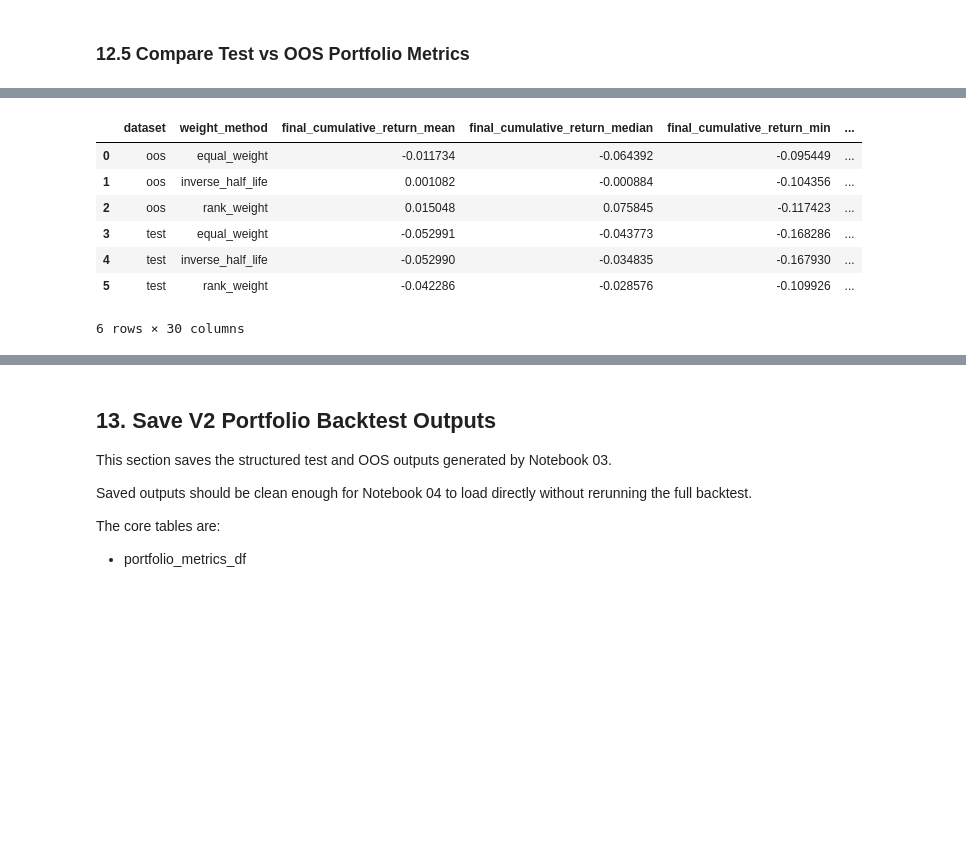
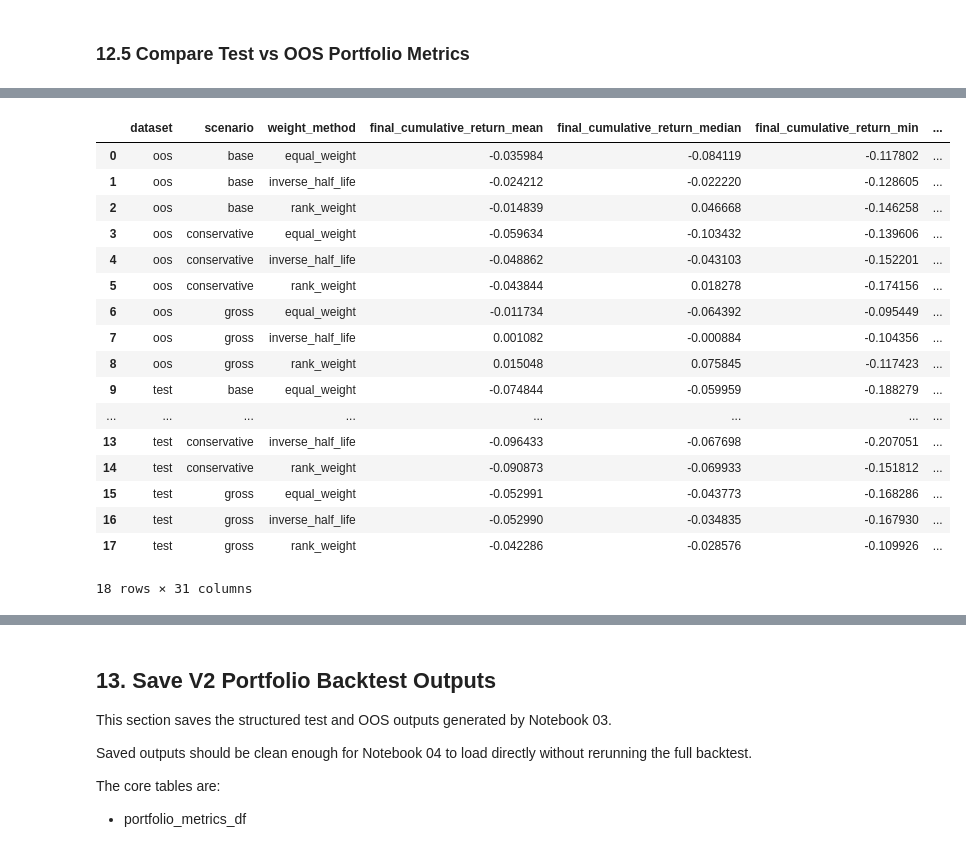
Before and after one commit to aditiseshadricodes/QuantProjects, a Jupyter notebook: pairs-trading-ai-tech/notebooks/03_portfolio_backtest_v2.ipynb, the cells around one changed output, grey strips where cells are left out. Cells and saved outputs as stored; diff of their text form; code cells hidden in the pictures; blank space fills up the shorter version.

Commit message:
V2.1 Transaction costs scenarios implemented and backtested through notebook03.

```diff
--- a/pairs-trading-ai-tech/notebooks/03_portfolio_backtest_v2.ipynb
+++ b/pairs-trading-ai-tech/notebooks/03_portfolio_backtest_v2.ipynb
@@ -1378,4 +1903,14 @@ oos_portfolio_returns_by_fold[sample_fold].describe()
 # %%
-for fold_id, df in oos_portfolio_returns_by_fold.items():
-    print(fold_id, df.index.min(), df.index.max(), df.shape)
+for scenario_name, portfolio_returns_by_fold in (
+    oos_portfolio_returns_by_scenario.items()
+):
+    print(f"\nScenario: {scenario_name}")
+
+    for fold_id, df in portfolio_returns_by_fold.items():
+        print(
+            fold_id,
+            df.index.min(),
+            df.index.max(),
+            df.shape
+        )
 # %% [output]
@@ -1457,7 +2059,7 @@ test_oos_metrics_comparison_df
 test_oos_return_pivot_df = (
     test_oos_metrics_comparison_df
     .pivot_table(
-        index=["fold_id", "weight_method"],
+        index=["scenario", "fold_id", "weight_method"],
         columns="dataset",
         values="final_cumulative_return",
         aggfunc="first",
@@ -1470,10 +2072,11 @@ test_oos_return_pivot_df["oos_minus_test"] = (
     - test_oos_return_pivot_df["test"]
 )
 
+
 test_oos_sharpe_pivot_df = (
     test_oos_metrics_comparison_df
     .pivot_table(
-        index=["fold_id", "weight_method"],
+        index=["scenario", "fold_id", "weight_method"],
         columns="dataset",
         values="sharpe_ratio",
         aggfunc="first",
@@ -1486,13 +2089,14 @@ test_oos_sharpe_pivot_df["oos_minus_test"] = (
     - test_oos_sharpe_pivot_df["test"]
 )
 
+
 test_oos_drawdown_pivot_df = (
     test_oos_metrics_comparison_df
     .pivot_table(
-        index=["fold_id","weight_method"],
+        index=["scenario", "fold_id", "weight_method"],
         columns="dataset",
         values="max_drawdown",
-        aggfunc="first"
+        aggfunc="first",
     )
     .reset_index()
 )
@@ -1502,54 +2106,72 @@ test_oos_drawdown_pivot_df["oos_minus_test"] = (
     - test_oos_drawdown_pivot_df["test"]
 )
 
+
 test_oos_tstat_pivot_df = (
     test_oos_metrics_comparison_df
     .pivot_table(
-        index=["fold_id","weight_method"],
+        index=["scenario", "fold_id", "weight_method"],
         columns="dataset",
         values="newey_west_tstat",
-        aggfunc="first"
+        aggfunc="first",
     )
     .reset_index()
 )
 
 test_oos_tstat_pivot_df["oos_minus_test"] = (
     test_oos_tstat_pivot_df["oos"]
     - test_oos_tstat_pivot_df["test"]
 )
 
+
 summary_metrics = [
     "final_cumulative_return",
     "annualized_return",
     "annualized_volatility",
     "sharpe_ratio",
     "max_drawdown",
     "hit_rate",
-    "newey_west_tstat"
+    "newey_west_tstat",
 ]
 
 test_oos_method_summary_df = (
     test_oos_metrics_comparison_df
-    .groupby(["dataset","weight_method"])[summary_metrics]
-    .agg(["mean","median","min","max"])
+    .groupby(
+        ["dataset", "scenario", "weight_method"]
+    )[summary_metrics]
+    .agg(["mean", "median", "min", "max"])
 )
 
 test_oos_method_summary_df.columns = [
     f"{metric}_{stat}"
     for metric, stat in test_oos_method_summary_df.columns
 ]
 
-test_oos_method_summary_df = test_oos_method_summary_df.reset_index()
+test_oos_method_summary_df = (
+    test_oos_method_summary_df
+    .reset_index()
+)
+
 test_oos_method_summary_df
 # %% [output]
-|  | dataset | weight_method | final_cumulative_return_mean | final_cumulative_return_median | final_cumulative_return_min | ... |
-| 0 | oos | equal_weight | -0.011734 | -0.064392 | -0.095449 | ... |
-| 1 | oos | inverse_half_life | 0.001082 | -0.000884 | -0.104356 | ... |
-| 2 | oos | rank_weight | 0.015048 | 0.075845 | -0.117423 | ... |
-| 3 | test | equal_weight | -0.052991 | -0.043773 | -0.168286 | ... |
-| 4 | test | inverse_half_life | -0.052990 | -0.034835 | -0.167930 | ... |
-| 5 | test | rank_weight | -0.042286 | -0.028576 | -0.109926 | ... |
+|  | dataset | scenario | weight_method | final_cumulative_return_mean | final_cumulative_return_median | final_cumulative_return_min | ... |
+| 0 | oos | base | equal_weight | -0.035984 | -0.084119 | -0.117802 | ... |
+| 1 | oos | base | inverse_half_life | -0.024212 | -0.022220 | -0.128605 | ... |
+| 2 | oos | base | rank_weight | -0.014839 | 0.046668 | -0.146258 | ... |
+| 3 | oos | conservative | equal_weight | -0.059634 | -0.103432 | -0.139606 | ... |
+| 4 | oos | conservative | inverse_half_life | -0.048862 | -0.043103 | -0.152201 | ... |
+| 5 | oos | conservative | rank_weight | -0.043844 | 0.018278 | -0.174156 | ... |
+| 6 | oos | gross | equal_weight | -0.011734 | -0.064392 | -0.095449 | ... |
+| 7 | oos | gross | inverse_half_life | 0.001082 | -0.000884 | -0.104356 | ... |
+| 8 | oos | gross | rank_weight | 0.015048 | 0.075845 | -0.117423 | ... |
+| 9 | test | base | equal_weight | -0.074844 | -0.059959 | -0.188279 | ... |
+| ... | ... | ... | ... | ... | ... | ... | ... |
+| 13 | test | conservative | inverse_half_life | -0.096433 | -0.067698 | -0.207051 | ... |
+| 14 | test | conservative | rank_weight | -0.090873 | -0.069933 | -0.151812 | ... |
+| 15 | test | gross | equal_weight | -0.052991 | -0.043773 | -0.168286 | ... |
+| 16 | test | gross | inverse_half_life | -0.052990 | -0.034835 | -0.167930 | ... |
+| 17 | test | gross | rank_weight | -0.042286 | -0.028576 | -0.109926 | ... |
-6 rows × 30 columns
+18 rows × 31 columns
 # %%
 print("Return pivot:",test_oos_return_pivot_df.shape)
 print("Sharpe pivot:",test_oos_sharpe_pivot_df.shape)
```
Also changed, not shown: parts of 16 cells of this notebook, 18 other files.
